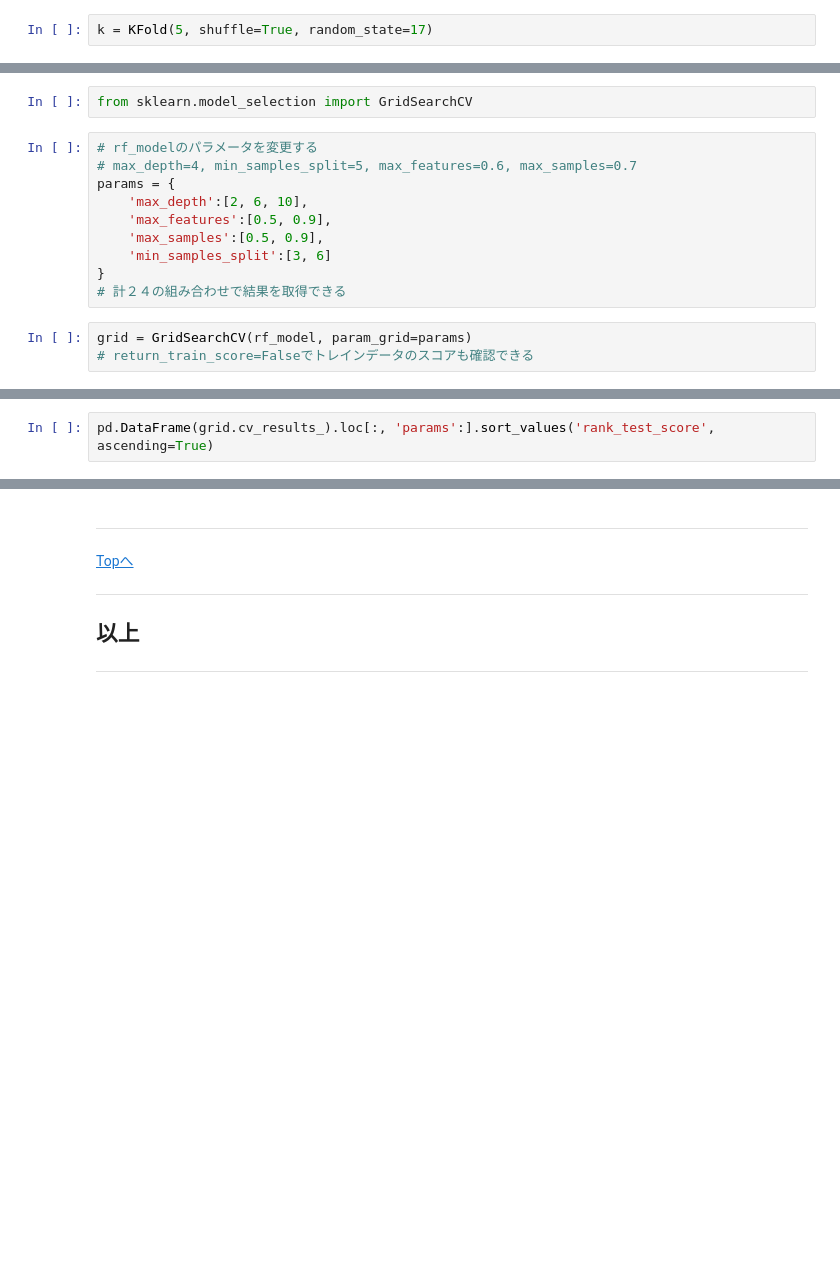
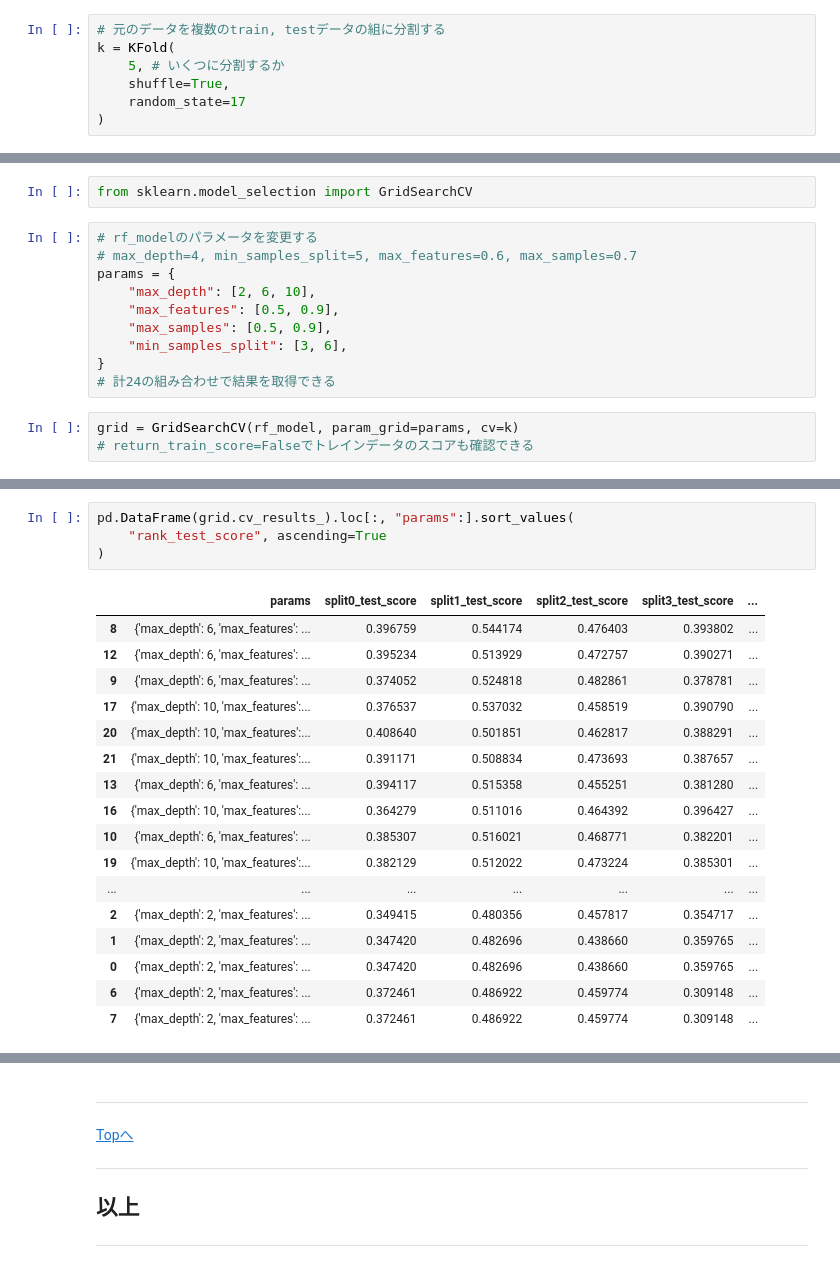
Before and after one commit to sato1214syun/python-data-analytics-udemy-business, a Jupyter notebook: src/9_Regression_models.ipynb, the cells around one changed output, grey strips where cells are left out. Saved outputs shown, nothing was run; the diff lists cells and outputs as text; blank space fills up the shorter version.

```diff
--- a/src/9_Regression_models.ipynb
+++ b/src/9_Regression_models.ipynb
@@ -528,6 +641,11 @@ KFold
 from sklearn.model_selection import KFold, cross_val_score
 # %%
-k = KFold(5, shuffle=True, random_state=17)
+# 元のデータを複数のtrain, testデータの組に分割する
+k = KFold(
+    5, # いくつに分割するか
+    shuffle=True,
+    random_state=17
+)
 # %%
 set1, set2, set3, set4, set5 = k.split(X)
 # %%
@@ -554,14 +703,14 @@ from sklearn.model_selection import GridSearchCV
 # rf_modelのパラメータを変更する
 # max_depth=4, min_samples_split=5, max_features=0.6, max_samples=0.7
 params = {
-    'max_depth':[2, 6, 10],
-    'max_features':[0.5, 0.9],
-    'max_samples':[0.5, 0.9],
-    'min_samples_split':[3, 6]
+    "max_depth": [2, 6, 10],
+    "max_features": [0.5, 0.9],
+    "max_samples": [0.5, 0.9],
+    "min_samples_split": [3, 6],
 }
-# 計２４の組み合わせで結果を取得できる
+# 計24の組み合わせで結果を取得できる
 # %%
-grid = GridSearchCV(rf_model, param_grid=params)
+grid = GridSearchCV(rf_model, param_grid=params, cv=k)
 # return_train_score=Falseでトレインデータのスコアも確認できる
 # %%
 grid.fit(X, y)
@@ -571,5 +744,25 @@ pd.DataFrame(grid.cv_results_)
 # %%
-pd.DataFrame(grid.cv_results_).loc[:, 'params':].sort_values('rank_test_score', ascending=True)
+pd.DataFrame(grid.cv_results_).loc[:, "params":].sort_values(
+    "rank_test_score", ascending=True
+)
+# %% [output]
+|  | params | split0_test_score | split1_test_score | split2_test_score | split3_test_score | ... |
+| 8 | {'max_depth': 6, 'max_features': ... | 0.396759 | 0.544174 | 0.476403 | 0.393802 | ... |
+| 12 | {'max_depth': 6, 'max_features': ... | 0.395234 | 0.513929 | 0.472757 | 0.390271 | ... |
+| 9 | {'max_depth': 6, 'max_features': ... | 0.374052 | 0.524818 | 0.482861 | 0.378781 | ... |
+| 17 | {'max_depth': 10, 'max_features':... | 0.376537 | 0.537032 | 0.458519 | 0.390790 | ... |
+| 20 | {'max_depth': 10, 'max_features':... | 0.408640 | 0.501851 | 0.462817 | 0.388291 | ... |
+| 21 | {'max_depth': 10, 'max_features':... | 0.391171 | 0.508834 | 0.473693 | 0.387657 | ... |
+| 13 | {'max_depth': 6, 'max_features': ... | 0.394117 | 0.515358 | 0.455251 | 0.381280 | ... |
+| 16 | {'max_depth': 10, 'max_features':... | 0.364279 | 0.511016 | 0.464392 | 0.396427 | ... |
+| 10 | {'max_depth': 6, 'max_features': ... | 0.385307 | 0.516021 | 0.468771 | 0.382201 | ... |
+| 19 | {'max_depth': 10, 'max_features':... | 0.382129 | 0.512022 | 0.473224 | 0.385301 | ... |
+| ... | ... | ... | ... | ... | ... | ... |
+| 2 | {'max_depth': 2, 'max_features': ... | 0.349415 | 0.480356 | 0.457817 | 0.354717 | ... |
+| 1 | {'max_depth': 2, 'max_features': ... | 0.347420 | 0.482696 | 0.438660 | 0.359765 | ... |
+| 0 | {'max_depth': 2, 'max_features': ... | 0.347420 | 0.482696 | 0.438660 | 0.359765 | ... |
+| 6 | {'max_depth': 2, 'max_features': ... | 0.372461 | 0.486922 | 0.459774 | 0.309148 | ... |
+| 7 | {'max_depth': 2, 'max_features': ... | 0.372461 | 0.486922 | 0.459774 | 0.309148 | ... |
 # %%
 # 最適なパラメータ
 grid.best_params_
```
Also changed, not shown: parts of 61 cells of this notebook.
